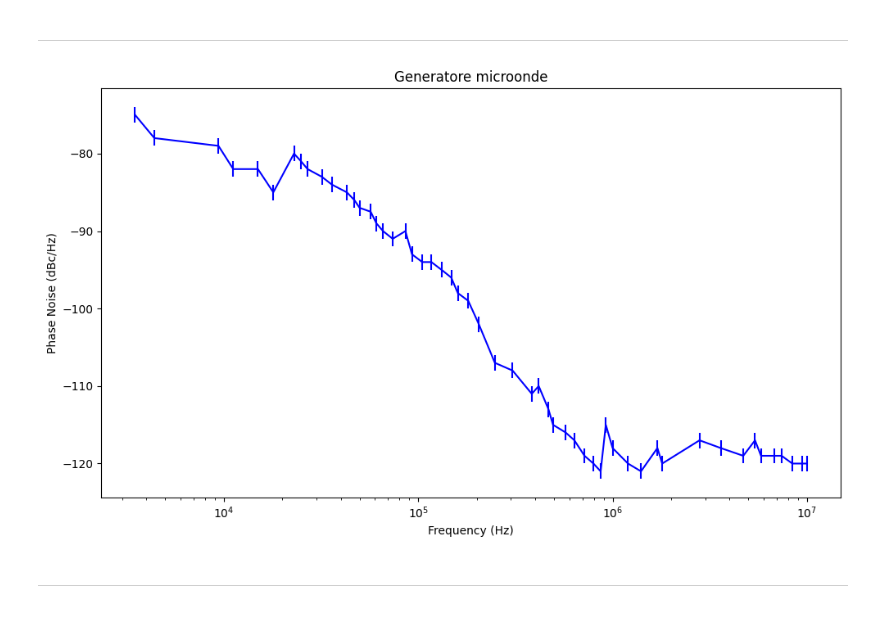
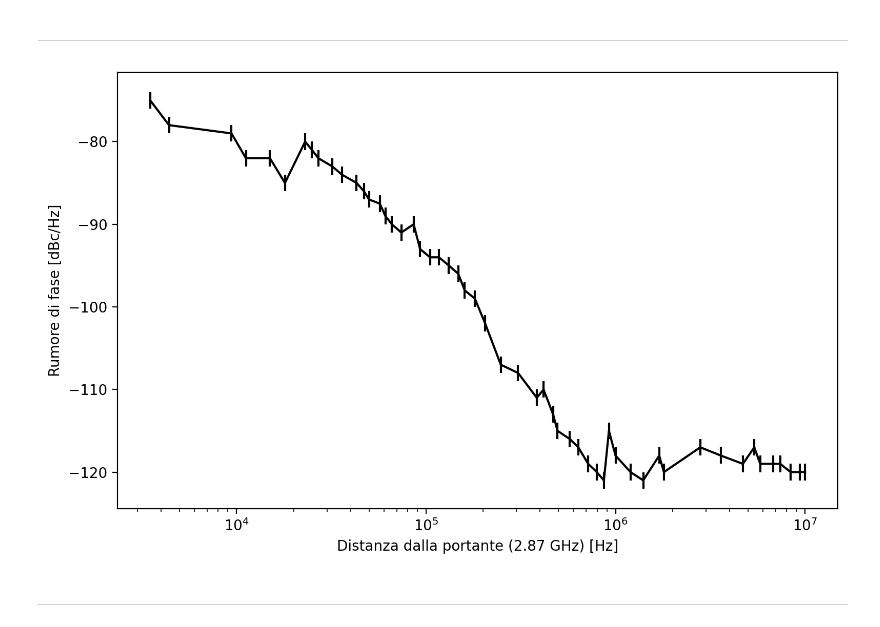
Before and after one commit to zosojack/lab-ss-2, a Jupyter notebook: PARTE 2: µOnde/caratterizzazione_MW.ipynb, the cells around one changed output. Saved outputs shown, nothing was run; the diff lists cells and outputs as text; code cells hidden in the pictures.

```diff
--- a/PARTE 2: µOnde/caratterizzazione_MW.ipynb
+++ b/PARTE 2: µOnde/caratterizzazione_MW.ipynb
@@ -8,19 +8,20 @@ import matplotlib.pyplot as plt
 # %%
 data = np.loadtxt('data/phase_noise_mw.csv', skiprows=1)
 freq = data[:, 0] * 1_000_000  # Convert frequency to Hz
 phase_noise = - data[:, 1]
 err_phase_noise = data[:, 2]
 
-plt.figure(figsize=(10, 6))
-plt.errorbar(freq, phase_noise, yerr=err_phase_noise, color='blue')
+plt.figure(figsize=(8, 5), dpi=200)
+plt.errorbar(freq, phase_noise, yerr=err_phase_noise, color='black', label='Generatore MW')
 plt.xscale('log')
-plt.xlabel('Frequency (Hz)')
-plt.ylabel('Phase Noise (dBc/Hz)')
-plt.title('Generatore microonde')
+plt.xlabel('Distanza dalla portante (2.87 GHz) [Hz]')
+plt.ylabel('Rumore di fase [dBc/Hz]')
+#plt.title('Segnale amplificato')
 plt.tight_layout()
+#plt.legend()
 plt.show()
 # %% [output]
-[figure, old version]
+[figure, new version]
 # %% [markdown]
 ---
 # %% [markdown]
```
Also changed, not shown: 14 other files.
